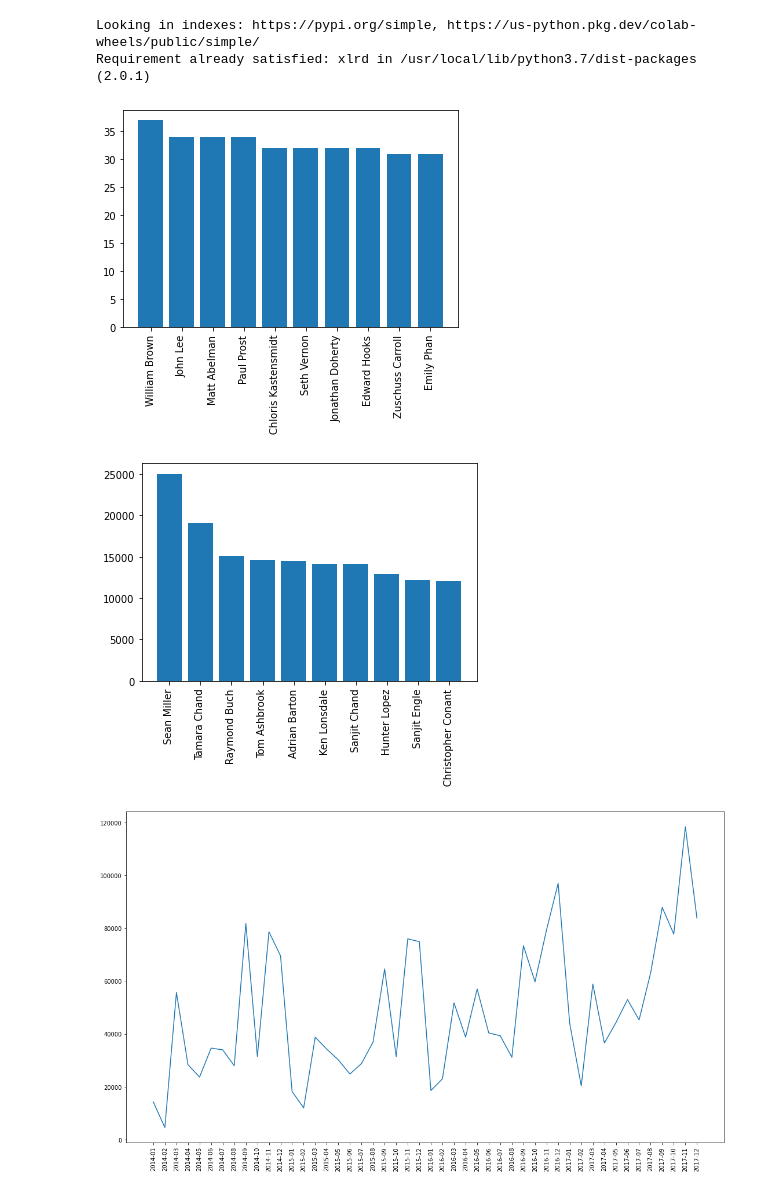
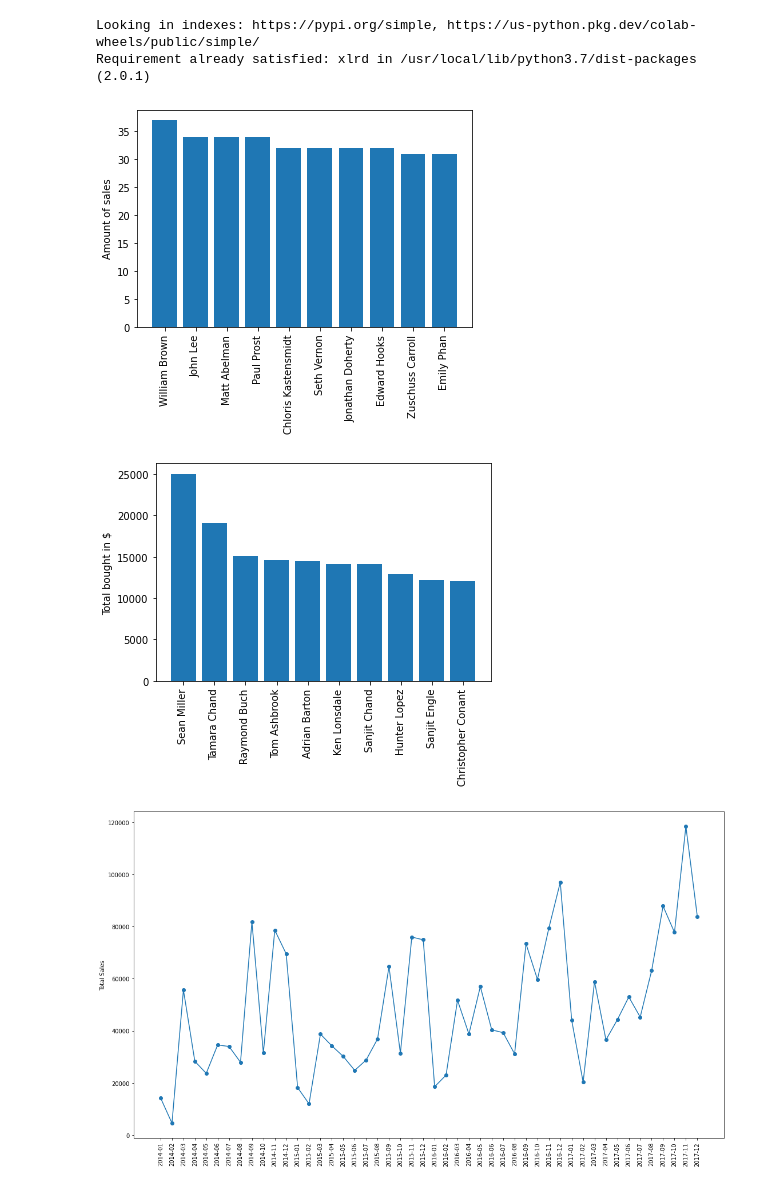
Before and after one commit to gabrielterceiro/SuperstoreSales, a Jupyter notebook: Superstore_sales.ipynb, the cells around one changed output. Cells and saved outputs as stored; diff of their text form; code cells hidden in the pictures.

```diff
--- a/Superstore_sales.ipynb
+++ b/Superstore_sales.ipynb
@@ -17,19 +17,21 @@ top_customers = df['Customer Name'].value_counts()[:10] #makes a series from the
 # %%
 #plot a graph showing the 10 most recurring customers and how many times the bought
 plt.bar(top_customers.index.to_list(), top_customers.to_list())
 plt.xticks(rotation=90)
+plt.ylabel('Amount of sales')
 plt.show()
 # %% [output]
-[figure, old version]
+[figure, new version]
 # %%
 biggest_customers = df['Sales'].groupby(df['Customer Name']).sum()
 # %%
 #plot a graph showing the 10 biggest customers
 plt.bar(biggest_customers.nlargest(10, keep = 'all').index.to_list(), biggest_customers.nlargest(10, keep = 'all').to_list())
 plt.xticks(rotation = 90)
+plt.ylabel('Total bought in $')
 plt.show()
 # %% [output]
-[figure, old version]
+[figure, new version]
 # %%
 #create a new colum with YYYY-mm format of Order Date
 df['Date Month'] = df['Order Date'].dt.strftime('%Y-%m')
@@ -38,9 +40,10 @@ df['Date Month'] = df['Order Date'].dt.strftime('%Y-%m')
 sales_month = df.groupby(['Date Month'], as_index=False)['Sales'].sum()
 # %%
 fig, ax = plt.subplots()
-ax.plot (sales_month['Date Month'], sales_month['Sales'])
+ax.plot (sales_month['Date Month'], sales_month['Sales'], linestyle = '-', marker = 'o')
 plt.xticks(rotation=90)
 fig.set_size_inches(18.5, 10.5)
+plt.ylabel('Total Sales')
 plt.show()
 # %% [output]
-[figure, old version]
+[figure, new version]
```
